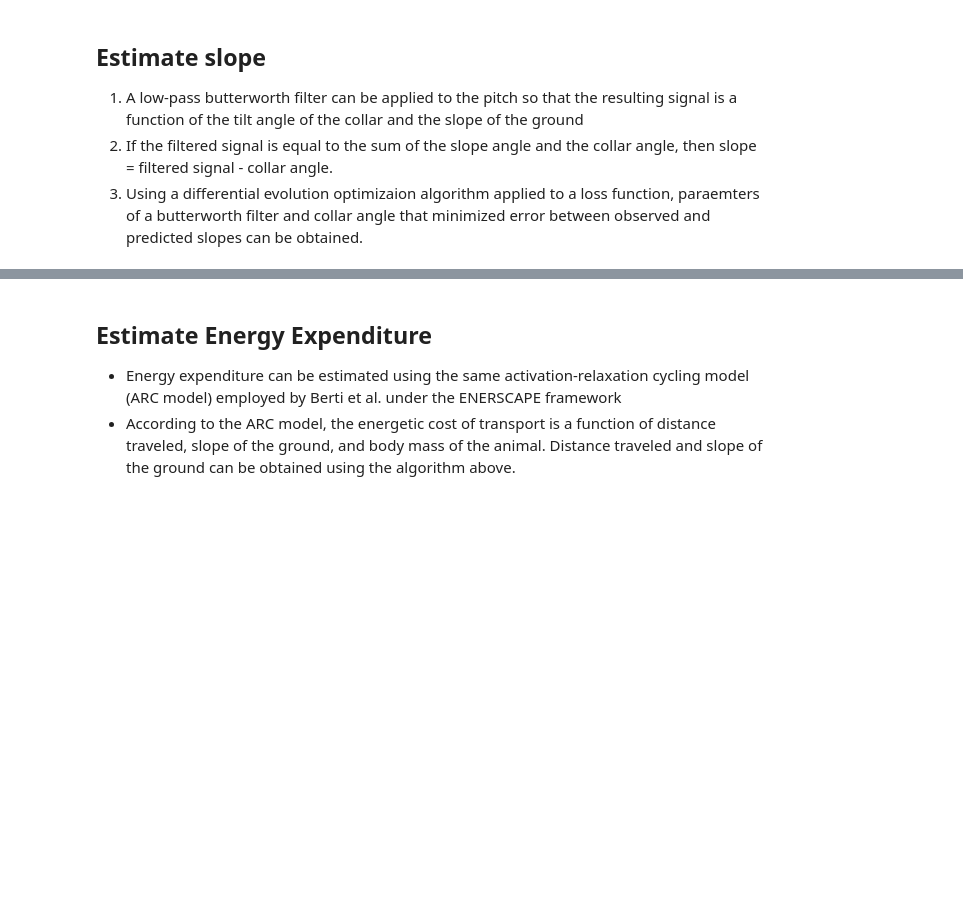
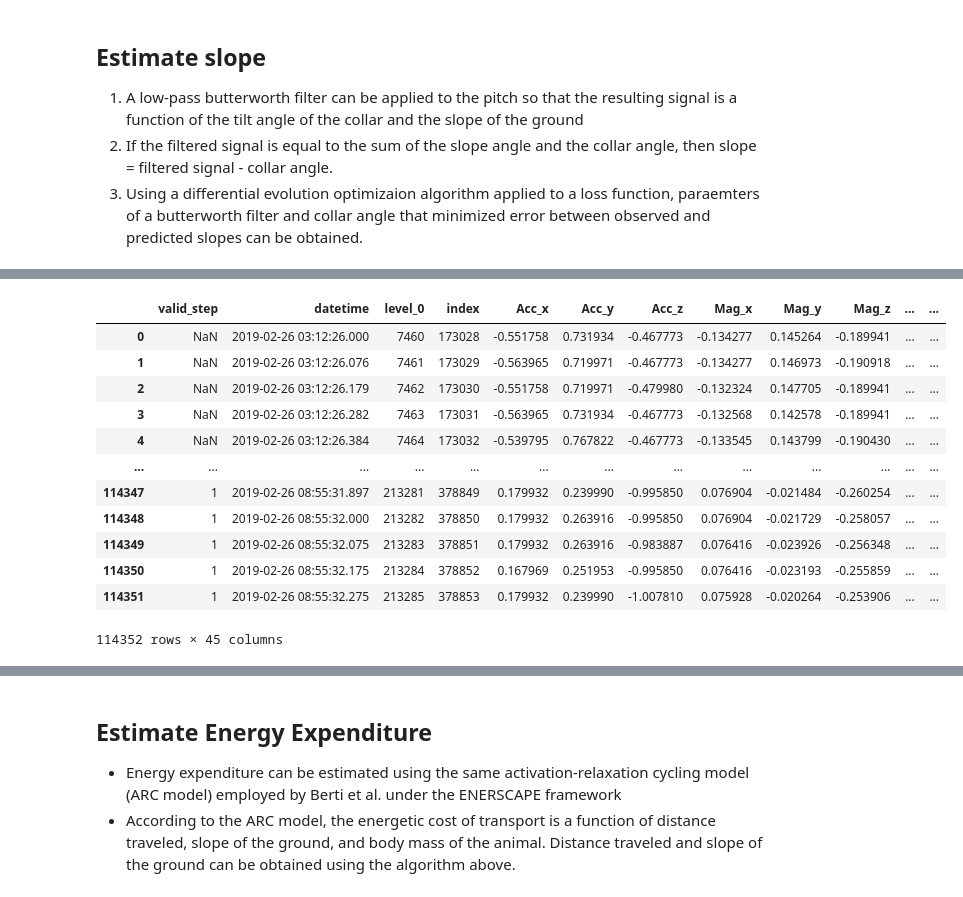
Before and after one commit to rhemitoth/Dead_Reckoning_Python, a Jupyter notebook: StepCount.ipynb, the cells around one changed output, grey strips where cells are left out. Cells and saved outputs as stored; diff of their text form; code cells hidden in the pictures; blank space fills up the shorter version.

```diff
--- a/StepCount.ipynb
+++ b/StepCount.ipynb
@@ -757,0 +756,22 @@ plt.show()
+# %%
+# Calculate elevation change from acc data
+
+dist = np.array(active_periods['distance_traveled'])
+slope = np.array(active_periods['slope_pred'])
+active_periods['delta_elev'] = dist * np.tan(slope)
+active_periods['cum_delta_elev'] = active_periods['delta_elev'].cumsum()
+active_periods
+# %% [output]
+|  | valid_step | datetime | level_0 | index | Acc_x | Acc_y | Acc_z | Mag_x | Mag_y | Mag_z | ... | ... |
+| 0 | NaN | 2019-02-26 03:12:26.000 | 7460 | 173028 | -0.551758 | 0.731934 | -0.467773 | -0.134277 | 0.145264 | -0.189941 | ... | ... |
+| 1 | NaN | 2019-02-26 03:12:26.076 | 7461 | 173029 | -0.563965 | 0.719971 | -0.467773 | -0.134277 | 0.146973 | -0.190918 | ... | ... |
+| 2 | NaN | 2019-02-26 03:12:26.179 | 7462 | 173030 | -0.551758 | 0.719971 | -0.479980 | -0.132324 | 0.147705 | -0.189941 | ... | ... |
+| 3 | NaN | 2019-02-26 03:12:26.282 | 7463 | 173031 | -0.563965 | 0.731934 | -0.467773 | -0.132568 | 0.142578 | -0.189941 | ... | ... |
+| 4 | NaN | 2019-02-26 03:12:26.384 | 7464 | 173032 | -0.539795 | 0.767822 | -0.467773 | -0.133545 | 0.143799 | -0.190430 | ... | ... |
+| ... | ... | ... | ... | ... | ... | ... | ... | ... | ... | ... | ... | ... |
+| 114347 | 1 | 2019-02-26 08:55:31.897 | 213281 | 378849 | 0.179932 | 0.239990 | -0.995850 | 0.076904 | -0.021484 | -0.260254 | ... | ... |
+| 114348 | 1 | 2019-02-26 08:55:32.000 | 213282 | 378850 | 0.179932 | 0.263916 | -0.995850 | 0.076904 | -0.021729 | -0.258057 | ... | ... |
+| 114349 | 1 | 2019-02-26 08:55:32.075 | 213283 | 378851 | 0.179932 | 0.263916 | -0.983887 | 0.076416 | -0.023926 | -0.256348 | ... | ... |
+| 114350 | 1 | 2019-02-26 08:55:32.175 | 213284 | 378852 | 0.167969 | 0.251953 | -0.995850 | 0.076416 | -0.023193 | -0.255859 | ... | ... |
+| 114351 | 1 | 2019-02-26 08:55:32.275 | 213285 | 378853 | 0.179932 | 0.239990 | -1.007810 | 0.075928 | -0.020264 | -0.253906 | ... | ... |
+114352 rows × 45 columns
```
Also changed, not shown: parts of 18 cells of this notebook.
